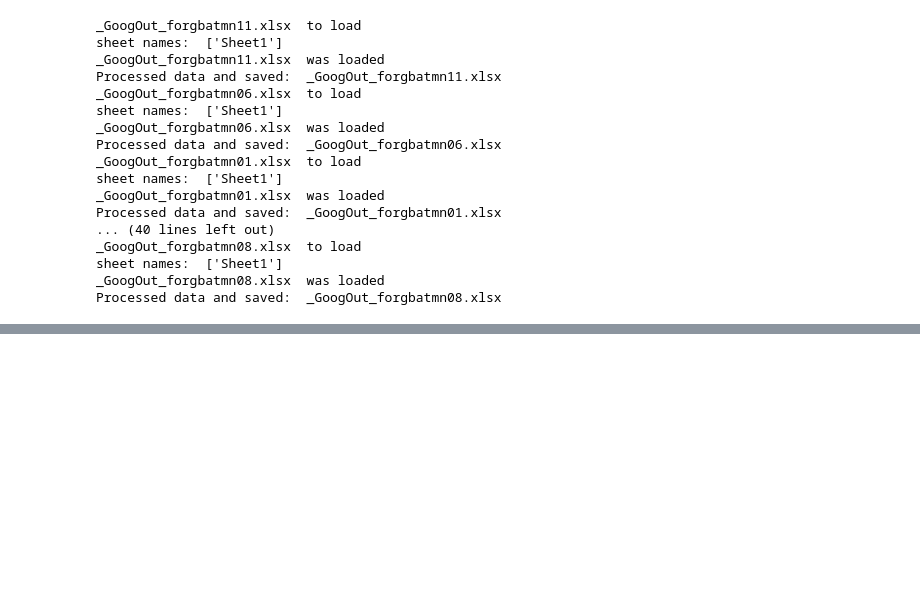
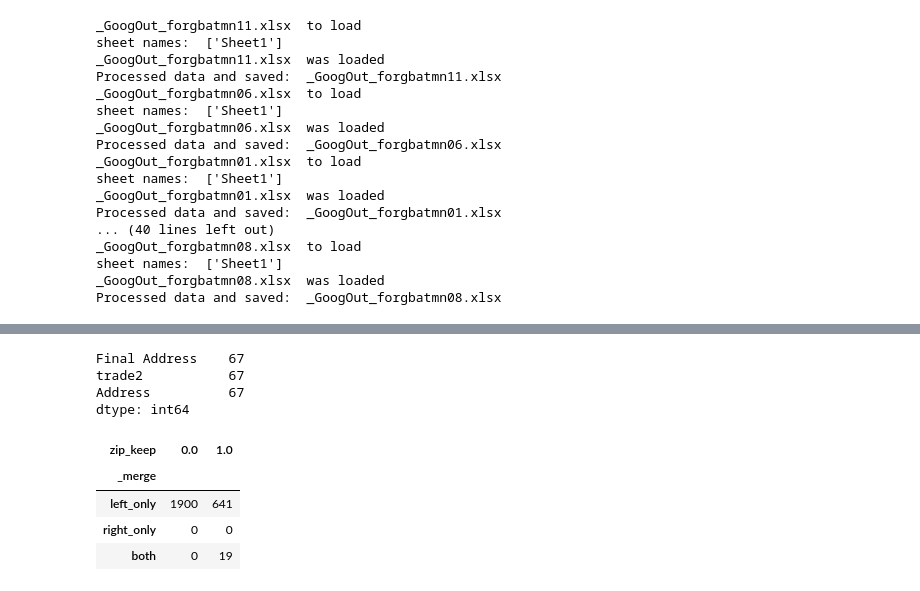
Before and after one commit to NYCIBO/Python-Procedures, a Jupyter notebook: QCEW_Address_Check.ipynb, the cells around one changed output, grey strips where cells are left out. Saved outputs shown, nothing was run; the diff lists cells and outputs as text; code cells hidden in the pictures; blank space fills up the shorter version.

```diff
--- a/QCEW_Address_Check.ipynb
+++ b/QCEW_Address_Check.ipynb
@@ -259,0 +307,17 @@ df.head()
+# %%
+_GoogOut_forgbatmn00.count()
+# %% [output]
+Final Address    67
+trade2           67
+Address          67
+dtype: int64
+# %%
+new_df02 = pd.merge(_GoogOut_forgbatmn02, _GoogOut_forgbatmn00,  how='outer', left_on=['trade2','Address'], right_on = ['trade2','Address'],indicator =True)
+pd.crosstab(new_df._merge,new_df.zip_keep)
+pd.crosstab(new_df02._merge,new_df02.zip_keep)
+# %% [output]
+| zip_keep | 0.0 | 1.0 |
+| _merge |  |  |
+| left_only | 1900 | 641 |
+| right_only | 0 | 0 |
+| both | 0 | 19 |
```
Also changed, not shown: parts of 4 cells of this notebook.
